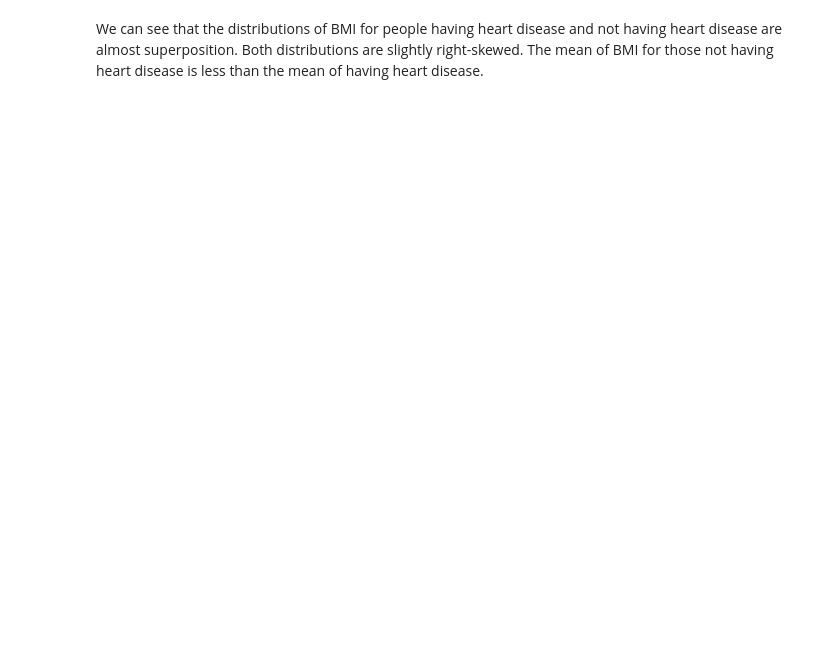
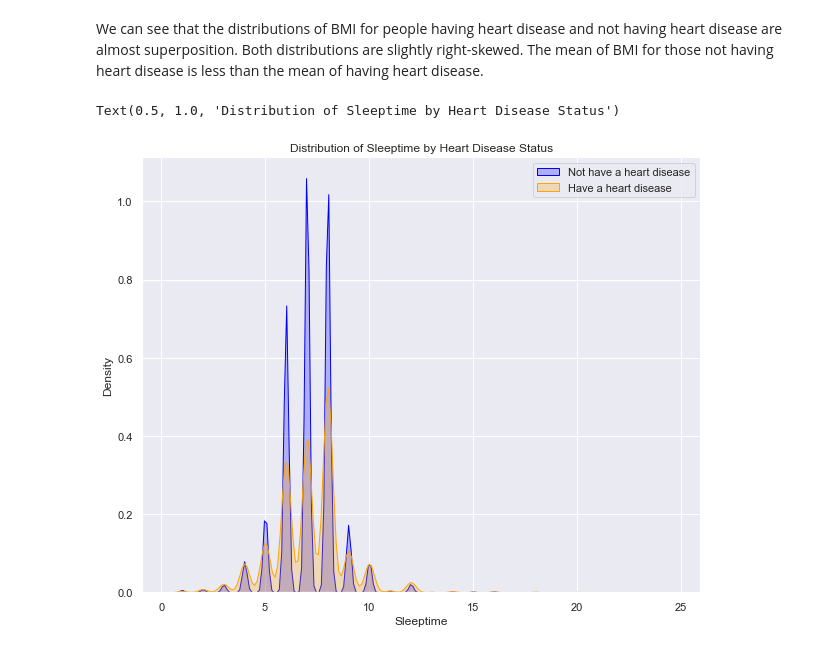
Before and after one commit to YulinLi98/INDE_577_Repo, a Jupyter notebook: Exploratory Data Analysis.ipynb, the cells around one changed output. Cells and saved outputs as stored; diff of their text form; code cells hidden in the pictures; blank space fills up the shorter version.

```diff
--- a/Exploratory Data Analysis.ipynb
+++ b/Exploratory Data Analysis.ipynb
@@ -230,2 +233,16 @@ ax.set_title("Distribution of BMI by Heart Disease Status")
 # %% [markdown]
 We can see that the distributions of BMI for people having heart disease and not having heart disease are almost superposition. Both distributions are slightly right-skewed. The mean of BMI for those not having heart disease is less than the mean of having heart disease.
+# %%
+#Distirbution of Sleeptime by HeartDisease Status
+plt.figure(figsize=(10,8))
+ax = sns.kdeplot(df.SleepTime[df["HeartDisease"] == 'No'],
+                color="Blue", shade = True)
+ax = sns.kdeplot(df.SleepTime[df["HeartDisease"] == 'Yes'],
+                ax =ax, color="Orange", shade= True)
+ax.legend(["Not have a heart disease","Have a heart disease"], loc='upper right')
+ax.set_ylabel('Density')
+ax.set_xlabel('Sleeptime')
+ax.set_title("Distribution of Sleeptime by Heart Disease Status")
+# %% [output]
+Text(0.5, 1.0, 'Distribution of Sleeptime by Heart Disease Status')
+[figure, added]
```
Also changed, not shown: parts of 10 cells of this notebook.
